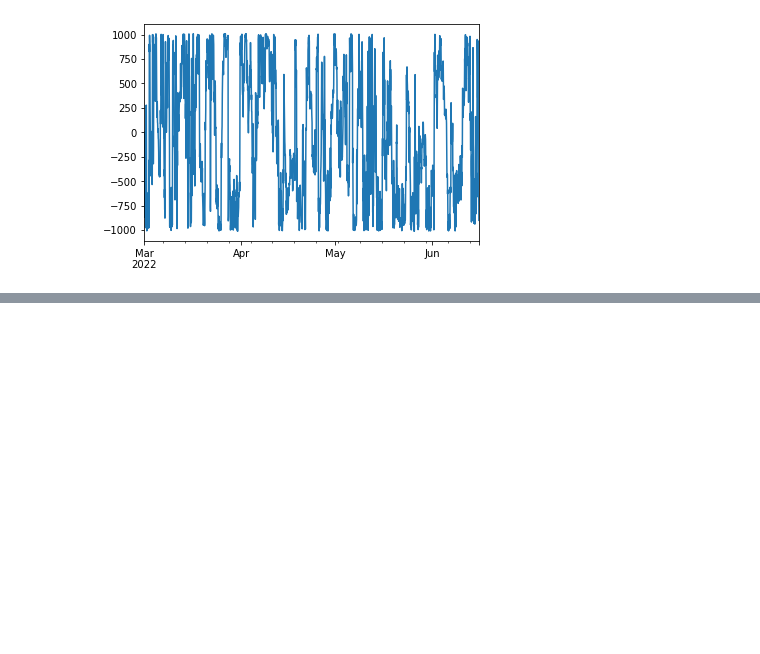
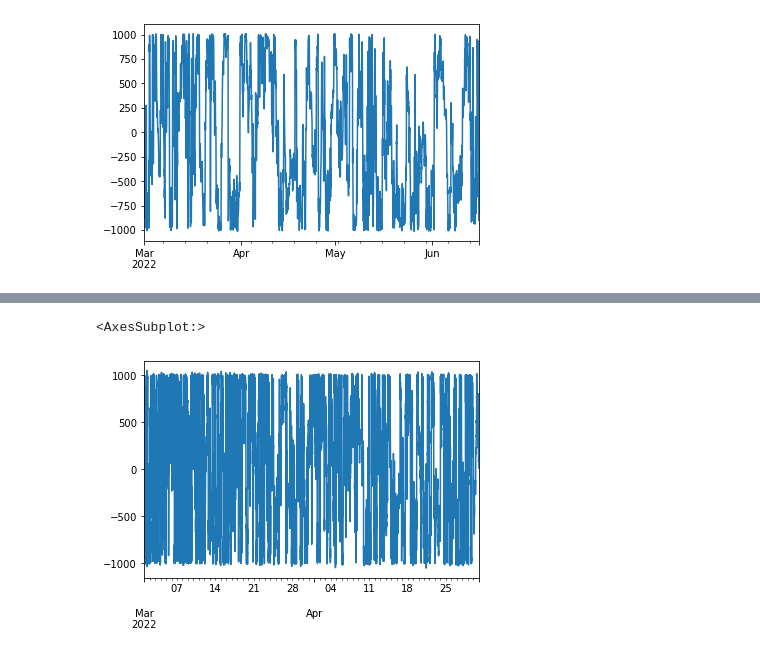
Before and after one commit to nkaz001/gridtrading, a Jupyter notebook: gridtrading-v1.ipynb, the cells around one changed output, grey strips where cells are left out. Saved outputs shown, nothing was run; the diff lists cells and outputs as text; code cells hidden in the pictures; blank space fills up the shorter version.

```diff
--- a/gridtrading-v1.ipynb
+++ b/gridtrading-v1.ipynb
@@ -164,0 +193,5 @@ equity.iloc[::3600].plot()
+# %%
+(running_qty * train['close']).iloc[::3600].plot()
+# %% [output]
+<AxesSubplot:>
+[figure, added]
```
Also changed, not shown: parts of 10 cells of this notebook.
